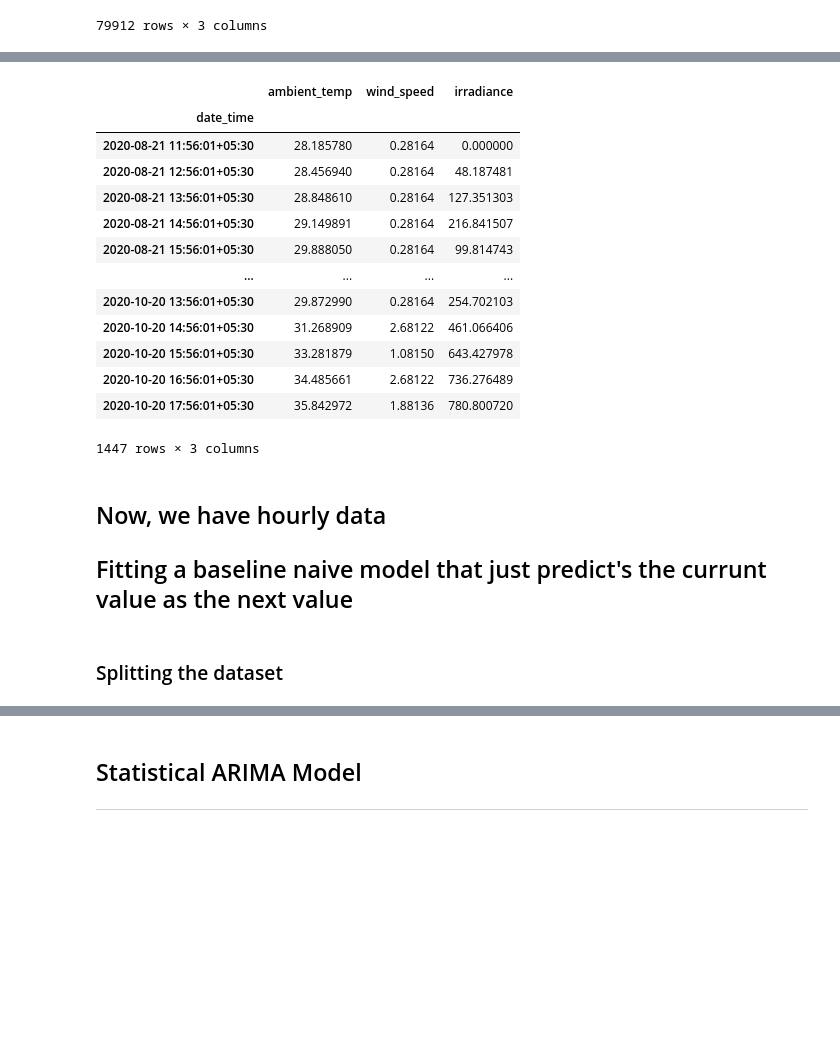
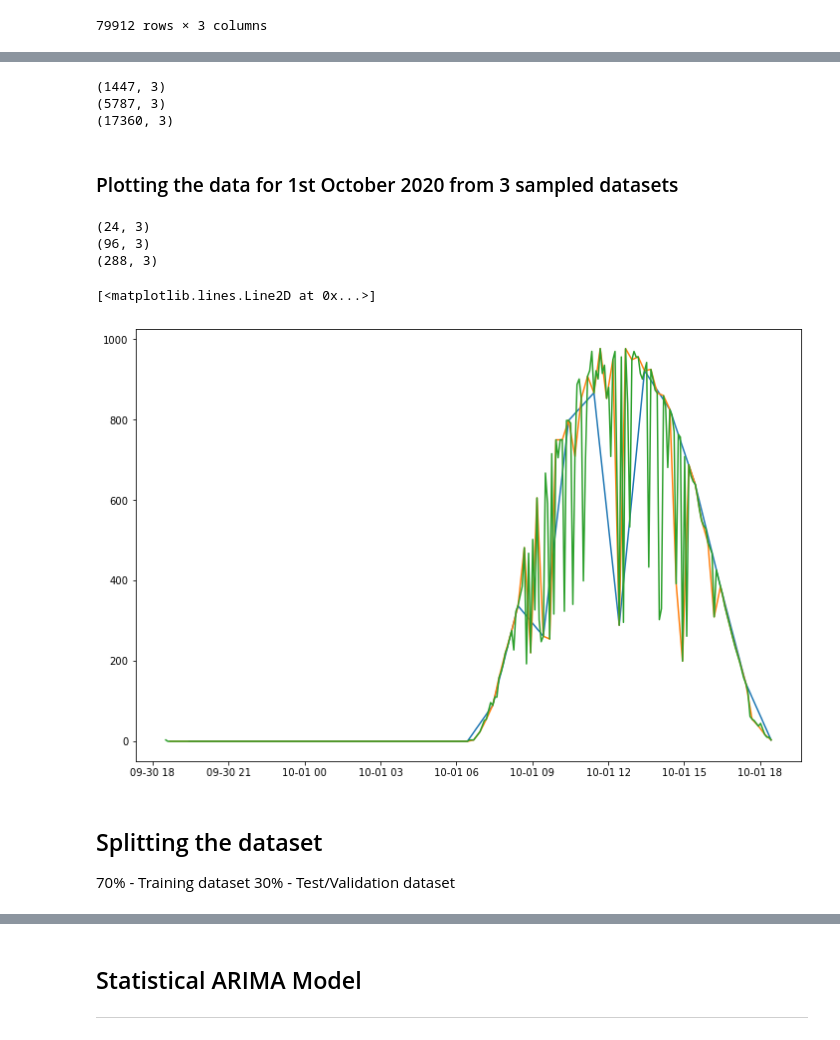
Before and after one commit to Rujul-Patel/InternshipTest, a Jupyter notebook: prescinto.ipynb, the cells around one changed output, grey strips where cells are left out. Drawn from its saved outputs; the diff is of its cells as text; code cells hidden in the pictures; blank space fills up the shorter version.

```diff
--- a/prescinto.ipynb
+++ b/prescinto.ipynb
@@ -97,24 +120,38 @@ df
 # %%
-df = df.asfreq('H')
-df
+df_hour = df.asfreq('H')
+df_15min = df.asfreq('15T')
+df_5min = df.asfreq('5T')
-# %% [output]
-|  | ambient_temp | wind_speed | irradiance |
-| date_time |  |  |  |
-| 2020-08-21 11:56:01+05:30 | 28.185780 | 0.28164 | 0.000000 |
-| 2020-08-21 12:56:01+05:30 | 28.456940 | 0.28164 | 48.187481 |
-| 2020-08-21 13:56:01+05:30 | 28.848610 | 0.28164 | 127.351303 |
-| 2020-08-21 14:56:01+05:30 | 29.149891 | 0.28164 | 216.841507 |
-| 2020-08-21 15:56:01+05:30 | 29.888050 | 0.28164 | 99.814743 |
-| ... | ... | ... | ... |
-| 2020-10-20 13:56:01+05:30 | 29.872990 | 0.28164 | 254.702103 |
-| 2020-10-20 14:56:01+05:30 | 31.268909 | 2.68122 | 461.066406 |
-| 2020-10-20 15:56:01+05:30 | 33.281879 | 1.08150 | 643.427978 |
-| 2020-10-20 16:56:01+05:30 | 34.485661 | 2.68122 | 736.276489 |
-| 2020-10-20 17:56:01+05:30 | 35.842972 | 1.88136 | 780.800720 |
-1447 rows × 3 columns
-# %% [markdown]
-## Now, we have hourly data
-
-## Fitting a baseline naive model that just predict's the currunt value as the next value
+# %%
+print(df_hour.shape)
+print(df_15min.shape)
+print(df_5min.shape)
+# %% [output]
+(1447, 3)
+(5787, 3)
+(17360, 3)
+# %% [markdown]
+### Plotting the data for 1st October 2020 from 3 sampled datasets
+# %%
+data1 = df_hour['2020-10-01']
+data2 = df_15min['2020-10-01']
+data3 = df_5min['2020-10-01']
+
+print(data1.shape)  #24 hours
+print(data2.shape)  #24*4 15 minute intervals
+print(data3.shape)  #24*60/5 5 minute intervals
+# %% [output]
+(24, 3)
+(96, 3)
+(288, 3)
+# %%
+plt.plot(data1.irradiance)
+plt.plot(data2.irradiance)
+plt.plot(data3.irradiance)
+# %% [output]
+[<matplotlib.lines.Line2D at 0x...>]
+[figure, added]
 # %% [markdown]
-### Splitting the dataset
+## Splitting the dataset
+
+70% - Training dataset
+30% - Test/Validation dataset
```
Also changed, not shown: parts of 53 cells of this notebook.
